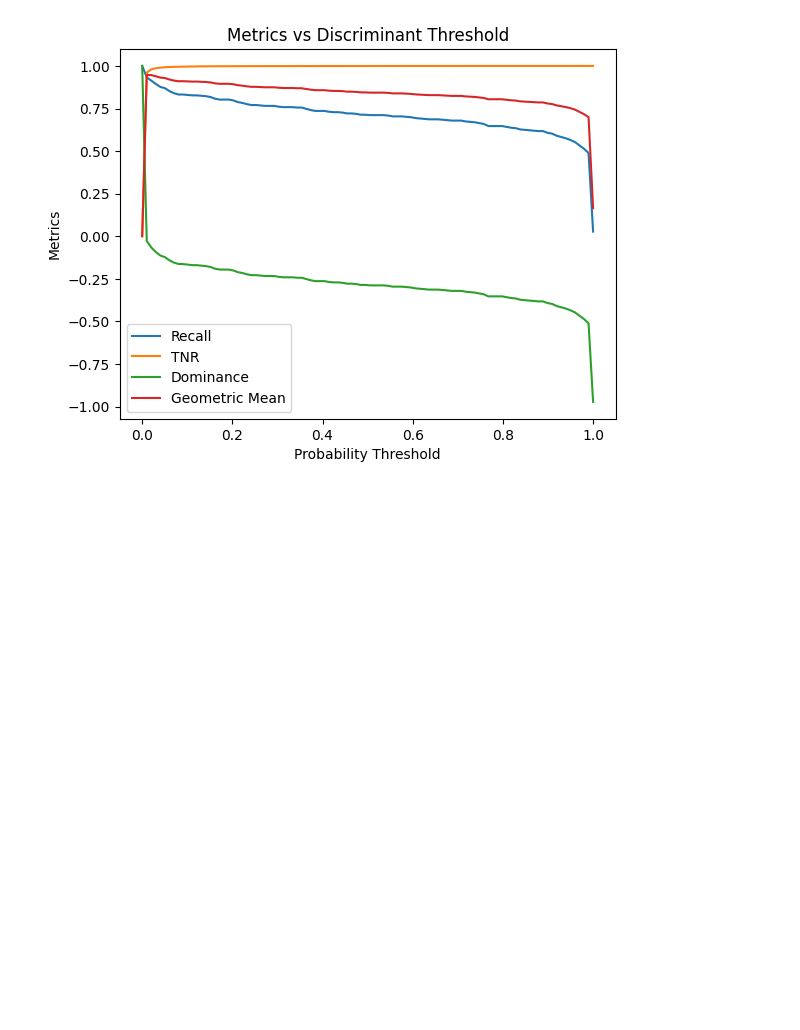
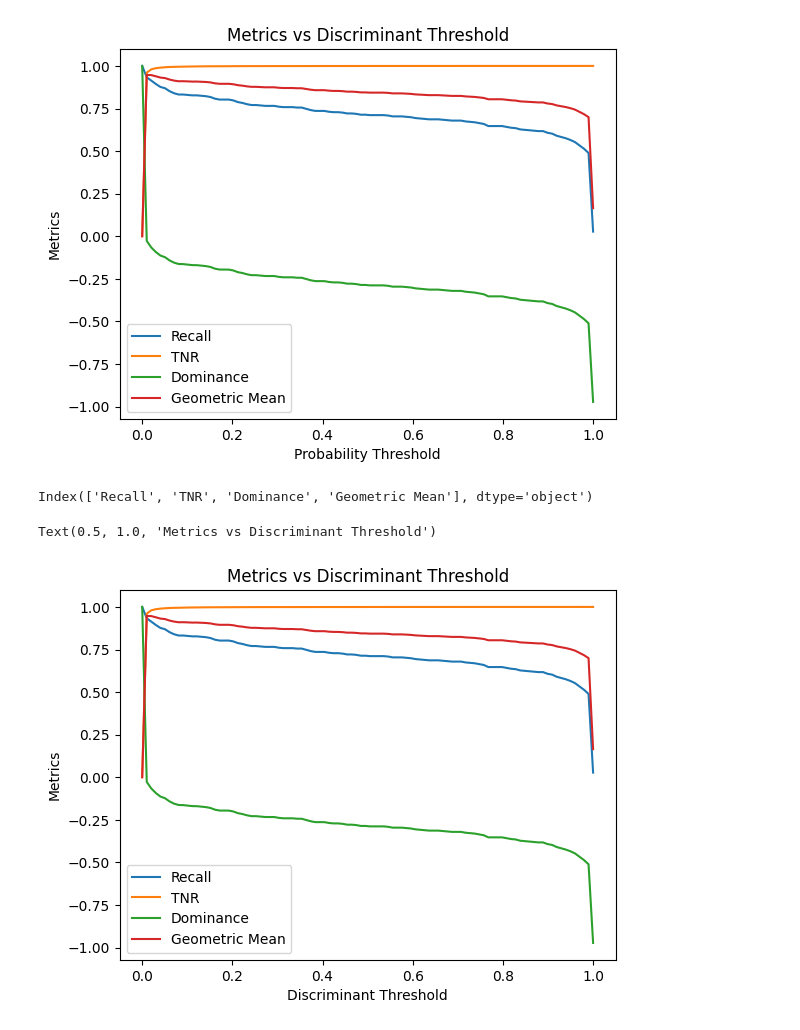
Before and after one commit to MaximillianJacob/Udemy, a Jupyter notebook: machine_learning_imbalanced_data/Section-03-Metrics/5_Geometric_mean_Dominance_IBA.ipynb, the cells around one changed output. Saved outputs shown, nothing was run; the diff lists cells and outputs as text; code cells hidden in the pictures; blank space fills up the shorter version.

```diff
--- a/machine_learning_imbalanced_data/Section-03-Metrics/5_Geometric_mean_Dominance_IBA.ipynb
+++ b/machine_learning_imbalanced_data/Section-03-Metrics/5_Geometric_mean_Dominance_IBA.ipynb
@@ -385,3 +385,18 @@ plt.title('Metrics vs Discriminant Threshold')
 # %% [output]
 Text(0.5, 1.0, 'Metrics vs Discriminant Threshold')
 [figure]
+# %%
+metrics.columns
+# %% [output]
+Index(['Recall', 'TNR', 'Dominance', 'Geometric Mean'], dtype='object')
+# %%
+sns.lineplot(x=metrics.index, y='Recall', data=metrics, label='Recall')
+sns.lineplot(x=metrics.index, y='TNR', data=metrics, label='TNR')
+sns.lineplot(x=metrics.index, y='Dominance', data=metrics, label='Dominance')
+sns.lineplot(x=metrics.index, y='Geometric Mean', data=metrics, label='Geometric Mean')
+plt.xlabel('Discriminant Threshold')
+plt.ylabel('Metrics')
+plt.title('Metrics vs Discriminant Threshold')
+# %% [output]
+Text(0.5, 1.0, 'Metrics vs Discriminant Threshold')
+[figure, added]
```
